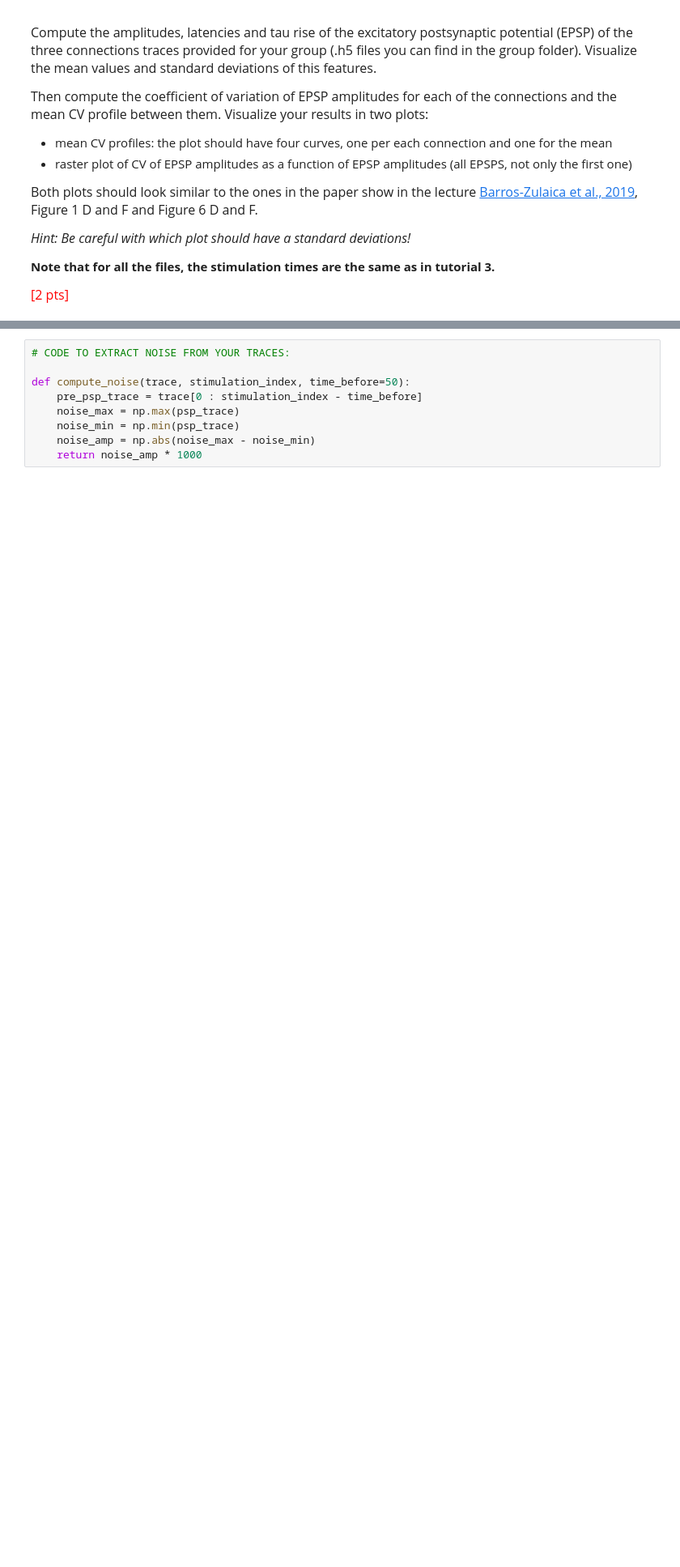
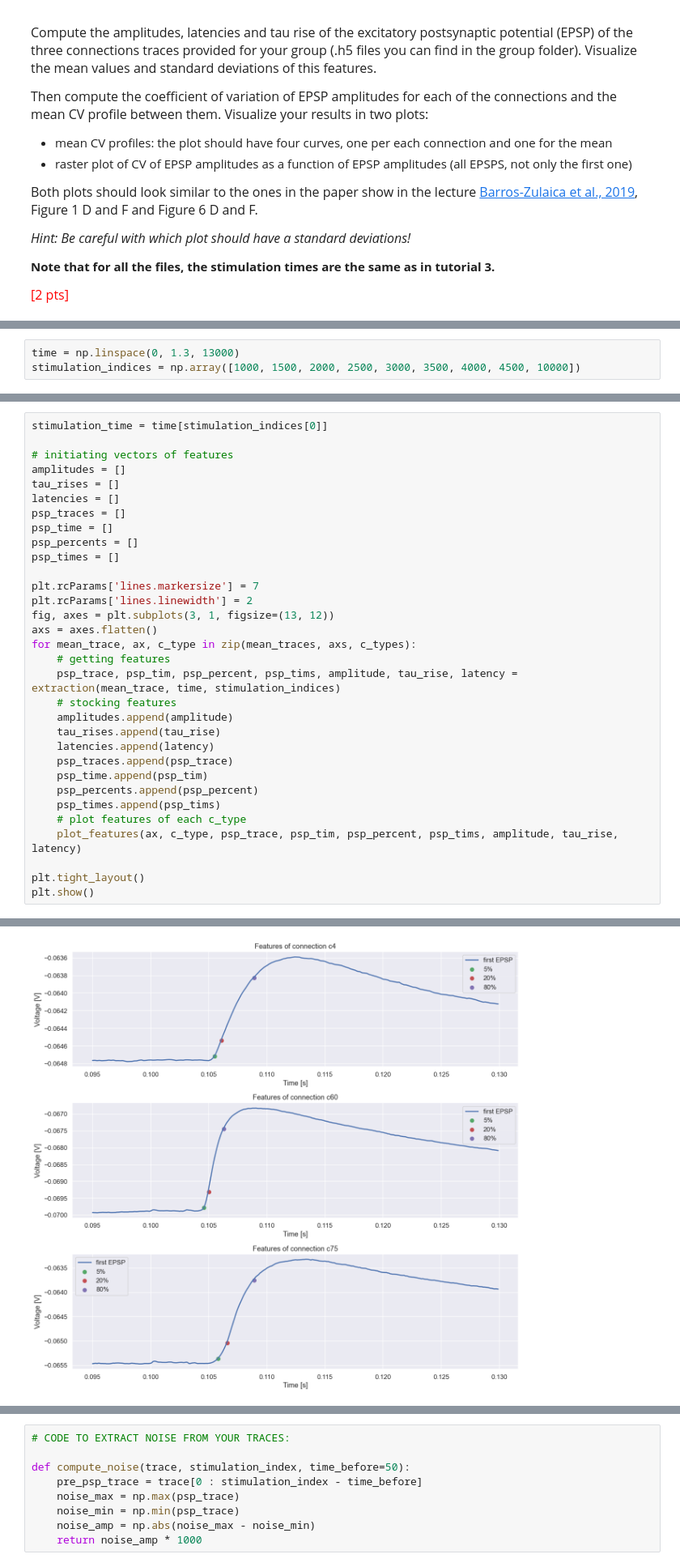
Before and after one commit to ejayromero/biophysics-NX-450, a Jupyter notebook: Week_8/Week8_HomeWork.ipynb, the cells around one changed output, grey strips where cells are left out. Shown at 81% size. Saved outputs shown, nothing was run; the diff lists cells and outputs as text; blank space fills up the shorter version.

```diff
--- a/Week_8/Week8_HomeWork.ipynb
+++ b/Week_8/Week8_HomeWork.ipynb
@@ -74,0 +209,3 @@ __Note that for all the files, the stimulation times are the same as in tutorial
+# %%
+time = np.linspace(0, 1.3, 13000)
+stimulation_indices = np.array([1000, 1500, 2000, 2500, 3000, 3500, 4000, 4500, 10000])
@@ -74,0 +238,33 @@ __Note that for all the files, the stimulation times are the same as in tutorial
+# %%
+stimulation_time = time[stimulation_indices[0]]
+
+# initiating vectors of features
+amplitudes = []
+tau_rises = []
+latencies = []
+psp_traces = []
+psp_time = []
+psp_percents = []
+psp_times = []
+
+plt.rcParams['lines.markersize'] = 7
+plt.rcParams['lines.linewidth'] = 2
+fig, axes = plt.subplots(3, 1, figsize=(13, 12))
+axs = axes.flatten()
+for mean_trace, ax, c_type in zip(mean_traces, axs, c_types):
+    # getting features
+    psp_trace, psp_tim, psp_percent, psp_tims, amplitude, tau_rise, latency = extraction(mean_trace, time, stimulation_indices)
+    # stocking features
+    amplitudes.append(amplitude)
+    tau_rises.append(tau_rise)
+    latencies.append(latency)
+    psp_traces.append(psp_trace)
+    psp_time.append(psp_tim)
+    psp_percents.append(psp_percent)
+    psp_times.append(psp_tims)
+    # plot features of each c_type
+    plot_features(ax, c_type, psp_trace, psp_tim, psp_percent, psp_tims, amplitude, tau_rise, latency)
+
+plt.tight_layout()
+plt.show()
+# %% [output]
@@ -74,0 +283 @@ __Note that for all the files, the stimulation times are the same as in tutorial
+[figure, added]
```
Also changed, not shown: parts of 20 cells of this notebook.
